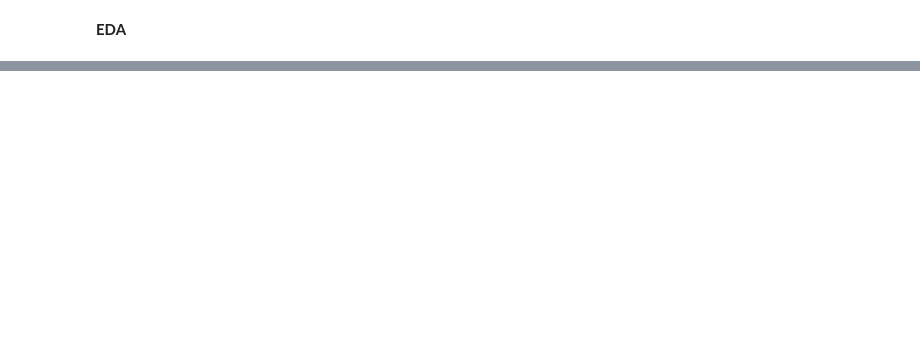
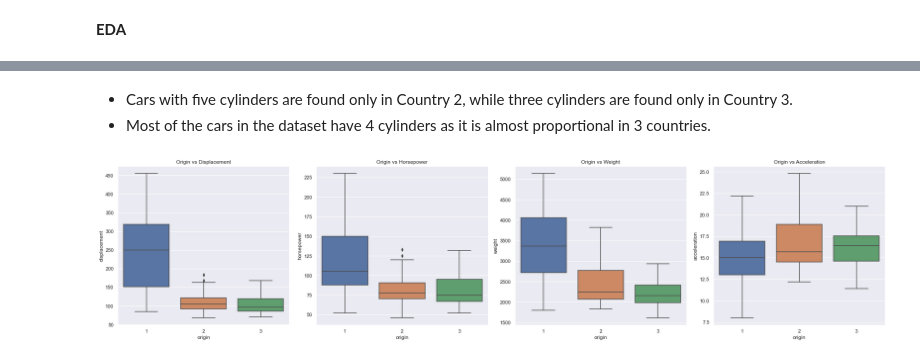
Before and after one commit to jibnorge/Vehicle-Performance-Prediction, a Jupyter notebook: code.ipynb, the cells around one changed output, grey strips where cells are left out. Cells and saved outputs as stored; diff of their text form; code cells hidden in the pictures; blank space fills up the shorter version.

```diff
--- a/code.ipynb
+++ b/code.ipynb
@@ -137,0 +164,21 @@ memory usage: 28.1+ KB
+# %% [markdown]
+- Cars with five cylinders are found only in Country 2, while three cylinders are found only in Country 3.
+- Most of the cars in the dataset have 4 cylinders as it is almost proportional in 3 countries.
+# %%
+fig, (ax1,ax2,ax3,ax4) = plt.subplots(nrows = 1, ncols = 4, figsize = (25,6))
+sns.boxplot(data = data, x = 'origin', y = 'displacement', ax = ax1)
+ax1.set_title('Origin vs Displacement')
+
+sns.boxplot(data = data, x = 'origin', y = 'horsepower', ax = ax2)
+ax2.set_title('Origin vs Horsepower')
+
+sns.boxplot(data = data, x = 'origin', y = 'weight', ax = ax3)
+ax3.set_title('Origin vs Weight')
+
+sns.boxplot(data = data, x = 'origin', y = 'acceleration', ax = ax4)
+ax4.set_title('Origin vs Acceleration')
+
+plt.tight_layout()
+plt.show()
+# %% [output]
+[figure, added]
```
Also changed, not shown: parts of 31 cells of this notebook.
